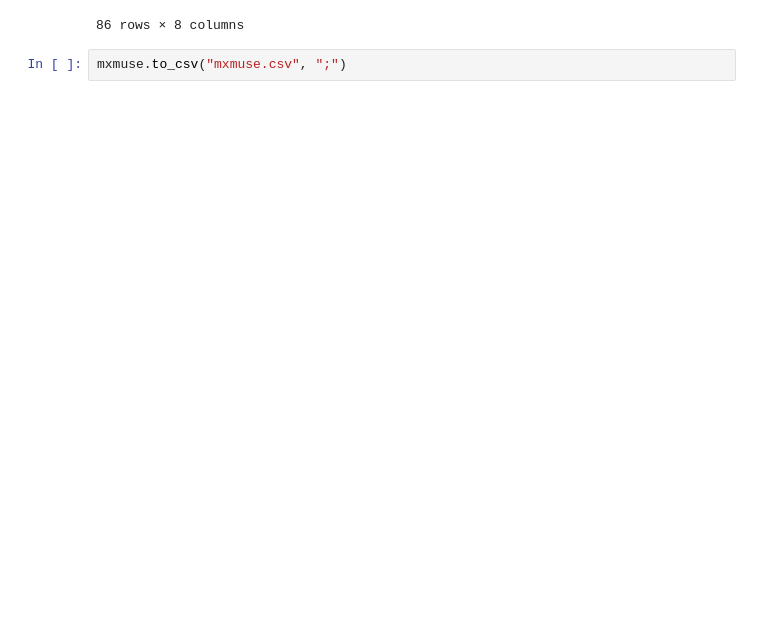
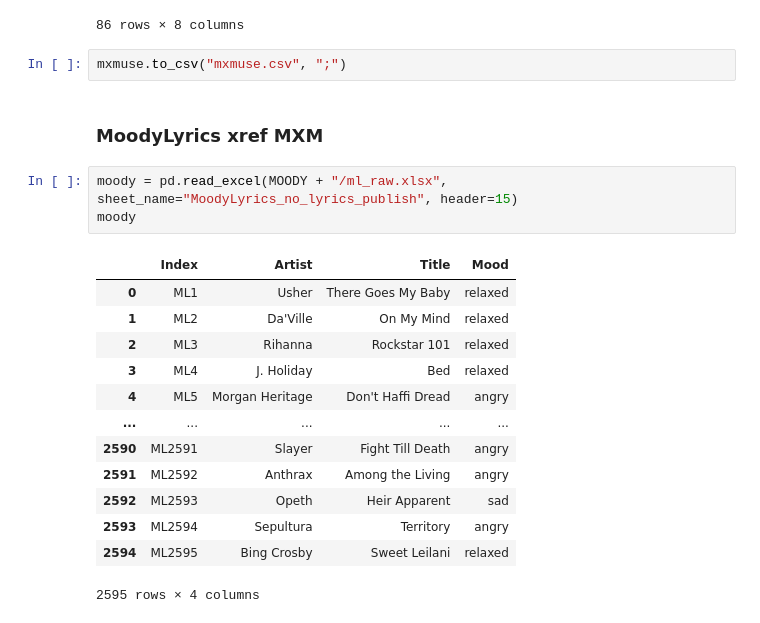
Before and after one commit to AustinHCopley/songmood, a Jupyter notebook: preprocess.ipynb, the cells around one changed output. Cells and saved outputs as stored; diff of their text form; blank space fills up the shorter version.

Commit message:
added xref from mxm to moodylyrics

```diff
--- a/preprocess.ipynb
+++ b/preprocess.ipynb
@@ -303,3 +239,22 @@ mxmuse
 86 rows × 8 columns
 # %%
 mxmuse.to_csv("mxmuse.csv", ";")
+# %% [markdown]
+### MoodyLyrics xref MXM
+# %%
+moody = pd.read_excel(MOODY + "/ml_raw.xlsx", sheet_name="MoodyLyrics_no_lyrics_publish", header=15)
+moody
+# %% [output]
+|  | Index | Artist | Title | Mood |
+| 0 | ML1 | Usher | There Goes My Baby | relaxed |
+| 1 | ML2 | Da'Ville | On My Mind | relaxed |
+| 2 | ML3 | Rihanna | Rockstar 101 | relaxed |
+| 3 | ML4 | J. Holiday | Bed | relaxed |
+| 4 | ML5 | Morgan Heritage | Don't Haffi Dread | angry |
+| ... | ... | ... | ... | ... |
+| 2590 | ML2591 | Slayer | Fight Till Death | angry |
+| 2591 | ML2592 | Anthrax | Among the Living | angry |
+| 2592 | ML2593 | Opeth | Heir Apparent | sad |
+| 2593 | ML2594 | Sepultura | Territory | angry |
+| 2594 | ML2595 | Bing Crosby | Sweet Leilani | relaxed |
+2595 rows × 4 columns
```
Also changed, not shown: parts of 15 cells of this notebook, 2 other files.
